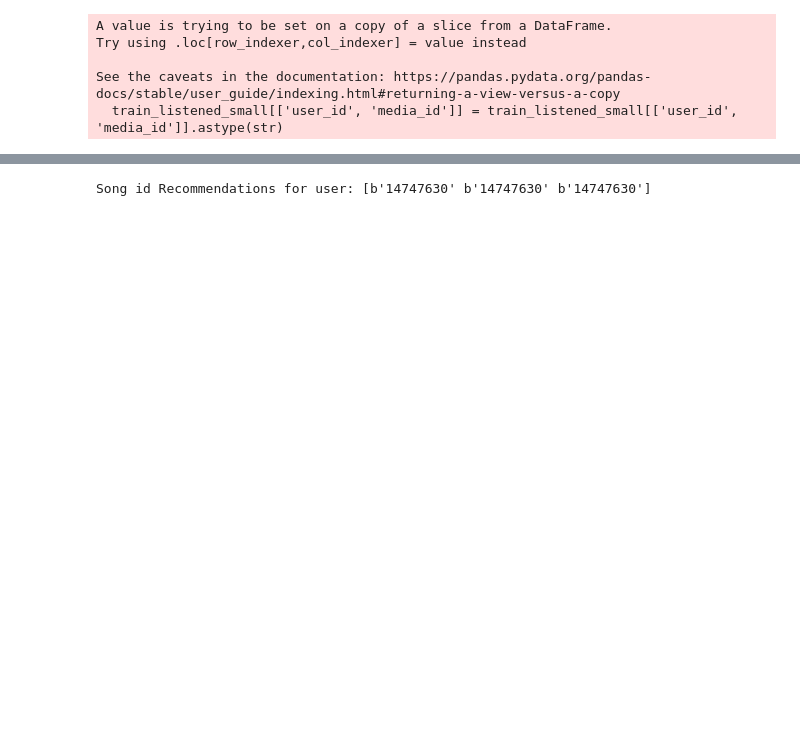
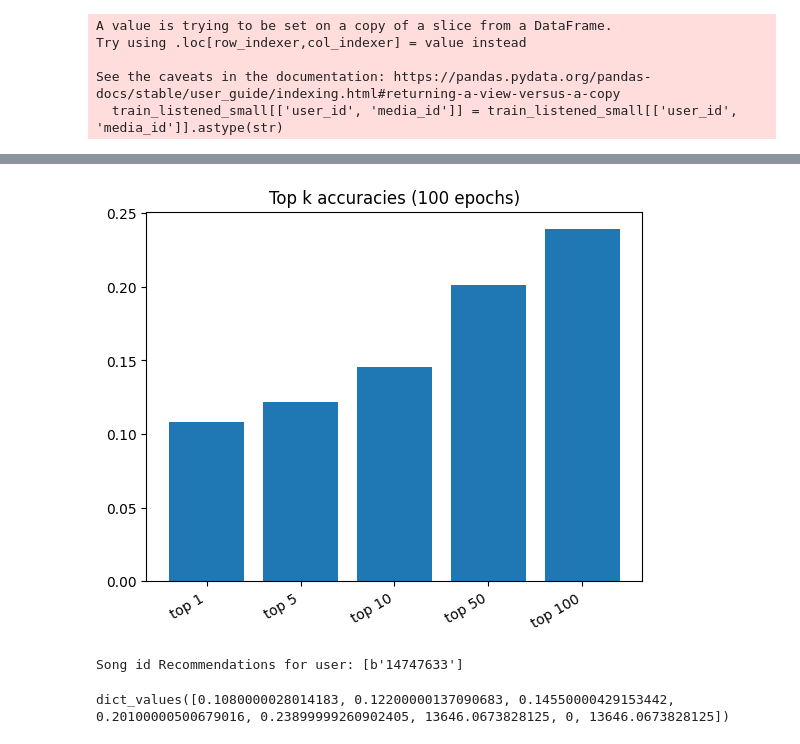
Before and after one commit to oliviergisiger/REC03_H2201_DeezerRecommender, a Jupyter notebook: code/tf_recommender_implicit.ipynb, the cells around one changed output, grey strips where cells are left out. Cells and saved outputs as stored; diff of their text form; code cells hidden in the pictures; blank space fills up the shorter version.

```diff
--- a/code/tf_recommender_implicit.ipynb
+++ b/code/tf_recommender_implicit.ipynb
@@ -116,5 +109,5 @@ model = DeezerRecModel(user_model, song_model)
 model.compile(optimizer=tf.keras.optimizers.Adagrad(learning_rate=0.1))
 cached_train = train.shuffle(100_000).batch(8192).cache()
 cached_test = test.batch(4096).cache()
-model.fit(cached_train, epochs=50)
+model.fit(cached_train, epochs=100)
 # %% [output]
@@ -134,15 +136,16 @@ results = model.evaluate(cached_test, return_dict=True)
 # %%
 # show results
 labels = []
 [labels.append(f'top {i}') for i in [1, 5, 10, 50, 100]]
 
 fig, ax = plt.subplots()
 ax.bar(labels, list(results.values())[:5])
-ax.set_ylim([0.125, 0.23])
-#ax = results_df.loc[:4].plot.bar(x='var', y='value', rot=0)
+#ax.set_ylim([0.125, 0.23])
 plt.xticks(rotation=30, ha='right')
 plt.title('Top k accuracies (100 epochs)')
-plt.savefig("../data/figures/top_k_accuracies.png")
+plt.savefig("../figures/top_k_accuracies.png")
+# %% [output]
+[figure, added]
 # %%
 # Recommendation for a single user
 index = tfrs.layers.factorized_top_k.BruteForce(model.user_model)
@@ -153,4 +156,8 @@ index.index_from_dataset(
 _, titles = index(tf.constant(["1387"]))
 print(f"Song id Recommendations for user: {titles[0, :1]}")
 # %% [output]
-Song id Recommendations for user: [b'14747630' b'14747630' b'14747630']
+Song id Recommendations for user: [b'14747633']
+# %%
+results.values()
+# %% [output]
+dict_values([0.1080000028014183, 0.12200000137090683, 0.14550000429153442, 0.20100000500679016, 0.23899999260902405, 13646.0673828125, 0, 13646.0673828125])
```
Also changed, not shown: parts of 5 cells of this notebook, 2 other files.
